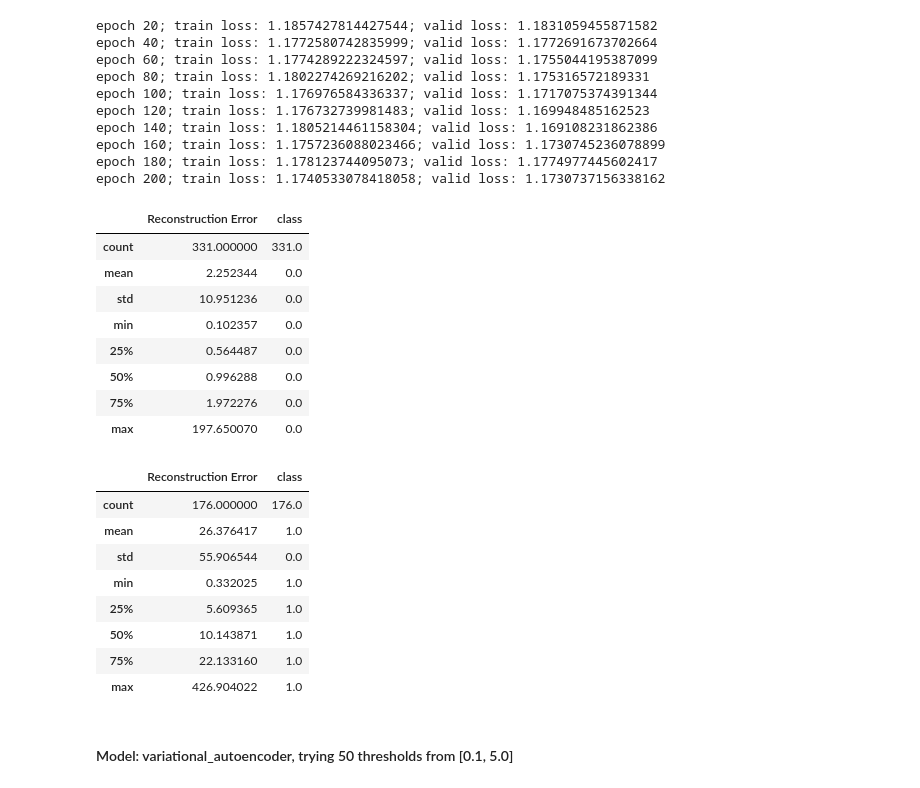
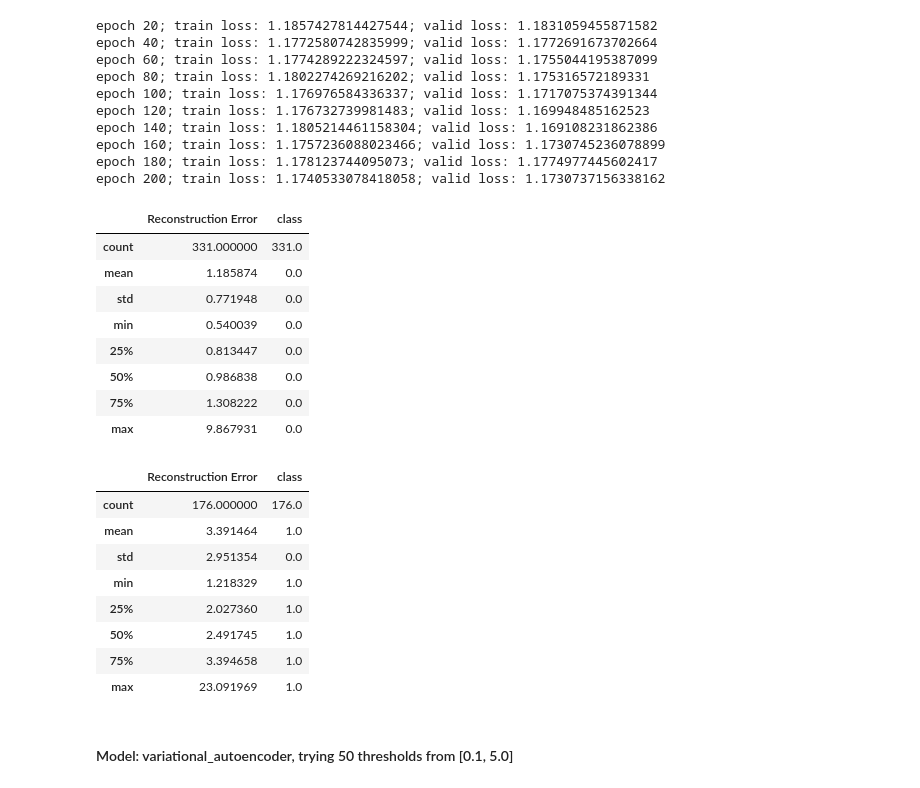
Before and after one commit to martin-krutsky/anomaly-detection-autoencoders, a Jupyter notebook: outlier_detection.ipynb, the cells around one changed output. Cells and saved outputs as stored; diff of their text form; code cells hidden in the pictures.

```diff
--- a/outlier_detection.ipynb
+++ b/outlier_detection.ipynb
@@ -922,26 +922,26 @@ epoch 160; train loss: 1.1757236088023466; valid loss: 1.1730745236078899
 epoch 180; train loss: 1.178123744095073; valid loss: 1.1774977445602417
 epoch 200; train loss: 1.1740533078418058; valid loss: 1.1730737156338162
 # %%
-test_df, test_MSEs = eval_on_testset(denoising_ae, X_test, y_test)
+test_df, test_MSEs = eval_on_testset_VAE(variational_ae, X_test, y_test)
 # %% [output]
 |  | Reconstruction Error | class |
 | count | 331.000000 | 331.0 |
-| mean | 2.252344 | 0.0 |
-| std | 10.951236 | 0.0 |
-| min | 0.102357 | 0.0 |
-| 25% | 0.564487 | 0.0 |
-| 50% | 0.996288 | 0.0 |
-| 75% | 1.972276 | 0.0 |
-| max | 197.650070 | 0.0 |
+| mean | 1.185874 | 0.0 |
+| std | 0.771948 | 0.0 |
+| min | 0.540039 | 0.0 |
+| 25% | 0.813447 | 0.0 |
+| 50% | 0.986838 | 0.0 |
+| 75% | 1.308222 | 0.0 |
+| max | 9.867931 | 0.0 |
 |  | Reconstruction Error | class |
 | count | 176.000000 | 176.0 |
-| mean | 26.376417 | 1.0 |
-| std | 55.906544 | 0.0 |
-| min | 0.332025 | 1.0 |
-| 25% | 5.609365 | 1.0 |
-| 50% | 10.143871 | 1.0 |
-| 75% | 22.133160 | 1.0 |
-| max | 426.904022 | 1.0 |
+| mean | 3.391464 | 1.0 |
+| std | 2.951354 | 0.0 |
+| min | 1.218329 | 1.0 |
+| 25% | 2.027360 | 1.0 |
+| 50% | 2.491745 | 1.0 |
+| 75% | 3.394658 | 1.0 |
+| max | 23.091969 | 1.0 |
 # %%
 optimal_threshold_vae, optimal_f1_vae = try_threshold_grid(test_MSEs, y_test, 'variational_autoencoder', start=0.1, stop=5.0, num_thresholds=50, verbose_lvl=1)
 # %% [output]
```
Also changed, not shown: parts of 3 cells of this notebook, 1 other file.
